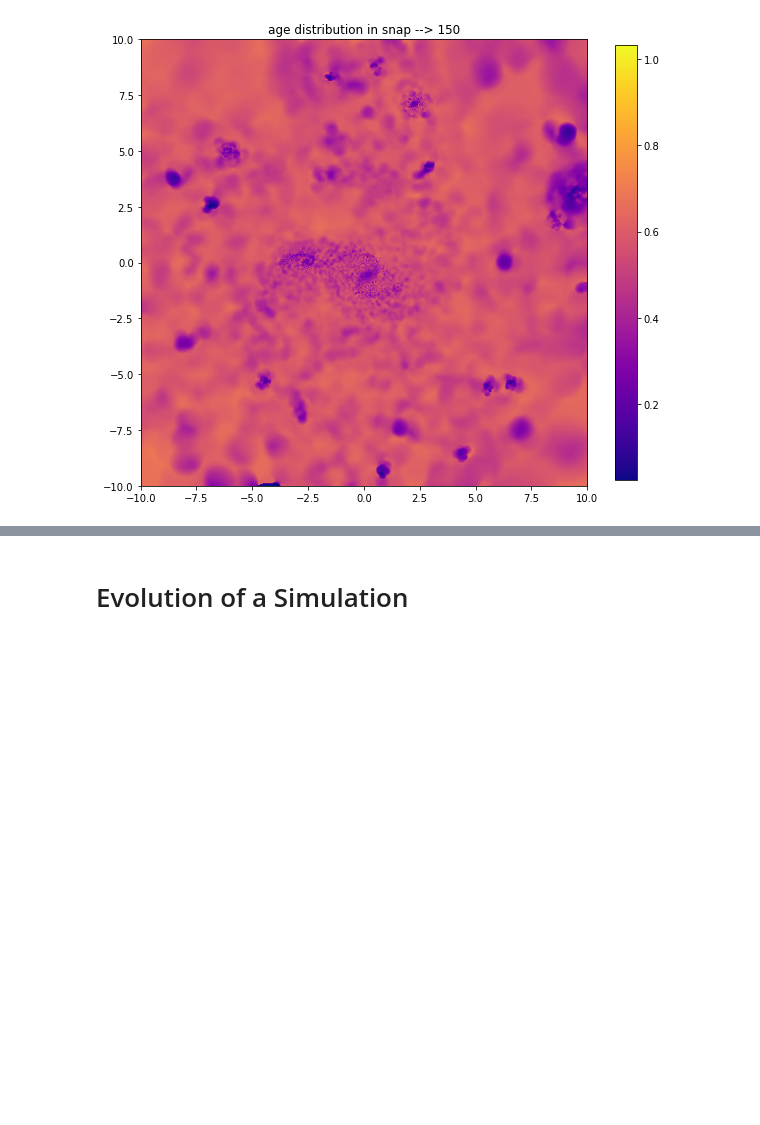
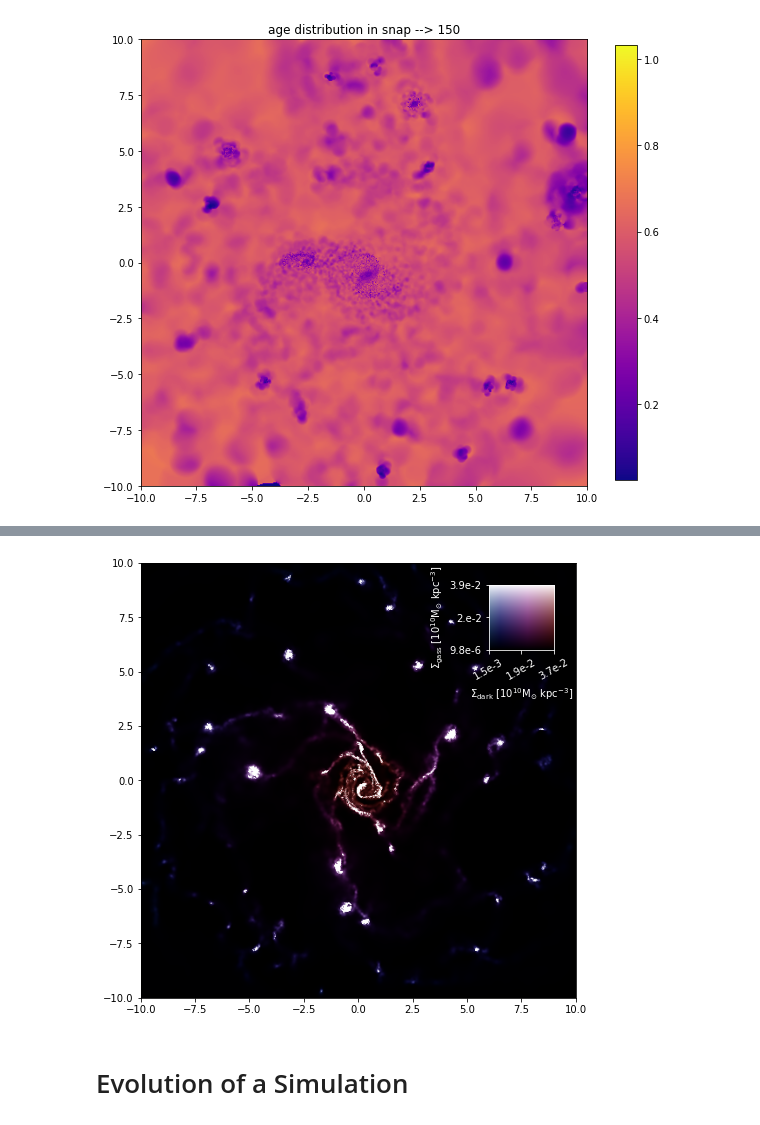
Before and after one commit to sebalepe/sphviewer_userguide, a Jupyter notebook: Sphviewer User Guide.ipynb, the cells around one changed output, grey strips where cells are left out. Drawn from its saved outputs; the diff is of its cells as text; code cells hidden in the pictures; blank space fills up the shorter version.

```diff
--- a/Sphviewer User Guide.ipynb
+++ b/Sphviewer User Guide.ipynb
@@ -888,3 +1000,17 @@ Following the same method, we obtained 4 images with the age distribution of <b>
+# %%
+vmin_gass, vmax_gass = snap.get_v(img_gass, 1, 1e-1)
+vmin_drk, vmax_drk = snap.get_v(img_drk, 1, 6e-1)
+
+xlabel_hsv = r'$\rm \Sigma_{dark}\ [10^{10}M_{\odot}~kpc^{-3}]$'
+ylabel_hsv = r'$\rm \Sigma_{gass}\ [10^{10}M_{\odot}~kpc^{-3}]$'
+
+
+ft.init_image()
+ft.hsv_image(imgh=img_drk, imgv=img_gass, vminh=vmin_drk, vmaxh=vmax_drk, vminv=vmin_gass, vmaxv=vmax_gass,
+                   xlabel_hsv=xlabel_hsv, ylabel_hsv=ylabel_hsv, rgbmin=0.6, rgbmax=1, extent=extent)
+ft.end_image()
+# %% [output]
+[figure, added]
 # %% [markdown]
 # Evolution of a Simulation
 # %% [markdown]
```
Also changed, not shown: parts of 43 cells of this notebook, 4 other files.
